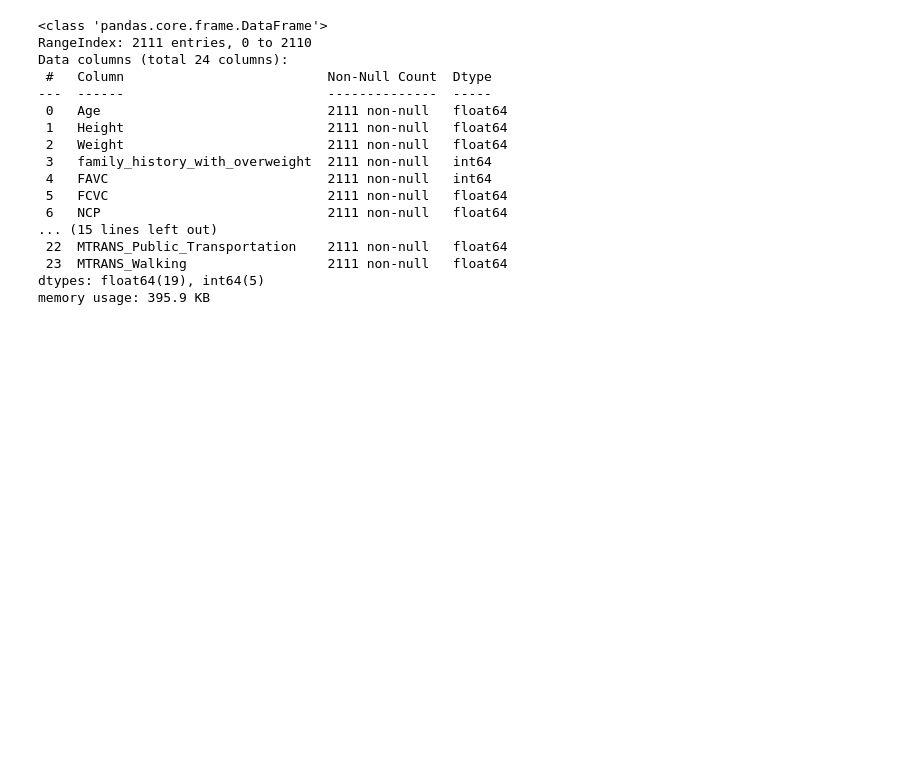
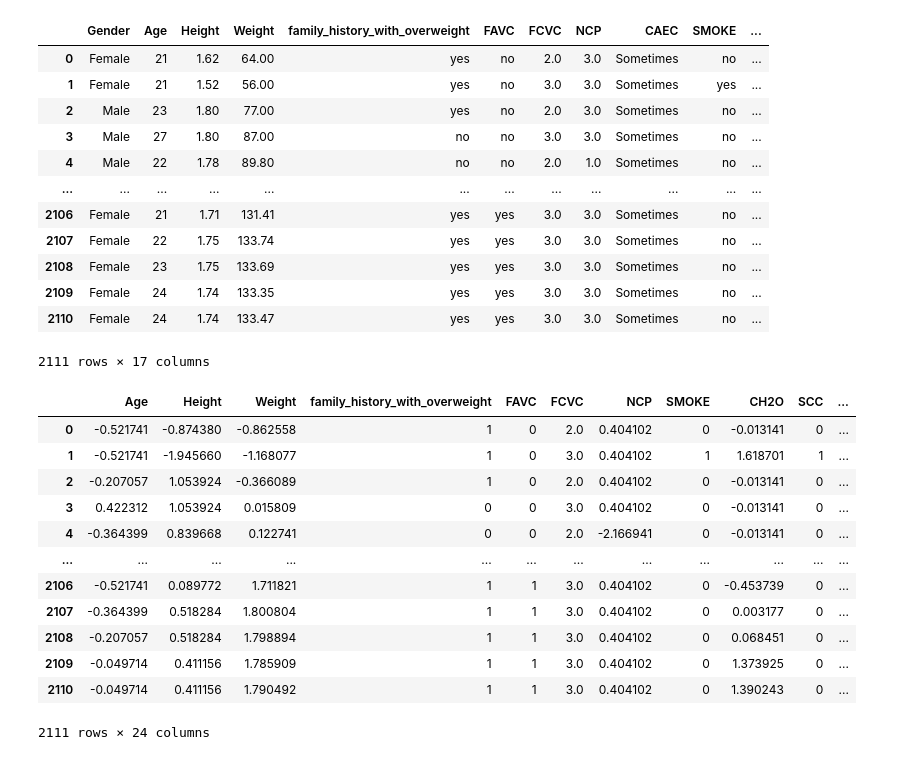
Before and after one commit to SamGombs20/obesityML, a Jupyter notebook: code/ObesityRandomForest.ipynb, the cells around one changed output. Saved outputs shown, nothing was run; the diff lists cells and outputs as text; code cells hidden in the pictures; blank space fills up the shorter version.

```diff
--- a/code/ObesityRandomForest.ipynb
+++ b/code/ObesityRandomForest.ipynb
@@ -1,8 +1,23 @@
 # %%
 import pandas as pd
 
 #Load the data
 df = pd.read_csv("../data/obesity.csv")
+df
+# %% [output]
+|  | Gender | Age | Height | Weight | family_history_with_overweight | FAVC | FCVC | NCP | CAEC | SMOKE | ... |
+| 0 | Female | 21 | 1.62 | 64.00 | yes | no | 2.0 | 3.0 | Sometimes | no | ... |
+| 1 | Female | 21 | 1.52 | 56.00 | yes | no | 3.0 | 3.0 | Sometimes | yes | ... |
+| 2 | Male | 23 | 1.80 | 77.00 | yes | no | 2.0 | 3.0 | Sometimes | no | ... |
+| 3 | Male | 27 | 1.80 | 87.00 | no | no | 3.0 | 3.0 | Sometimes | no | ... |
+| 4 | Male | 22 | 1.78 | 89.80 | no | no | 2.0 | 1.0 | Sometimes | no | ... |
+| ... | ... | ... | ... | ... | ... | ... | ... | ... | ... | ... | ... |
+| 2106 | Female | 21 | 1.71 | 131.41 | yes | yes | 3.0 | 3.0 | Sometimes | no | ... |
+| 2107 | Female | 22 | 1.75 | 133.74 | yes | yes | 3.0 | 3.0 | Sometimes | no | ... |
+| 2108 | Female | 23 | 1.75 | 133.69 | yes | yes | 3.0 | 3.0 | Sometimes | no | ... |
+| 2109 | Female | 24 | 1.74 | 133.35 | yes | yes | 3.0 | 3.0 | Sometimes | no | ... |
+| 2110 | Female | 24 | 1.74 | 133.47 | yes | yes | 3.0 | 3.0 | Sometimes | no | ... |
+2111 rows × 17 columns
 # %%
 from sklearn.preprocessing import OneHotEncoder, LabelEncoder, StandardScaler
 import joblib
@@ -37,26 +52,22 @@ scaler = StandardScaler()
 df[continuous_features] = scaler.fit_transform(df[continuous_features])
 joblib.dump(scaler, "scaler.pkl")
 
-df.info()
 df.to_csv("../data/obesity_nice_encoded.csv")
+df
 # %% [output]
+|  | Age | Height | Weight | family_history_with_overweight | FAVC | FCVC | NCP | SMOKE | CH2O | SCC | ... |
+| 0 | -0.521741 | -0.874380 | -0.862558 | 1 | 0 | 2.0 | 0.404102 | 0 | -0.013141 | 0 | ... |
+| 1 | -0.521741 | -1.945660 | -1.168077 | 1 | 0 | 3.0 | 0.404102 | 1 | 1.618701 | 1 | ... |
+| 2 | -0.207057 | 1.053924 | -0.366089 | 1 | 0 | 2.0 | 0.404102 | 0 | -0.013141 | 0 | ... |
+| 3 | 0.422312 | 1.053924 | 0.015809 | 0 | 0 | 3.0 | 0.404102 | 0 | -0.013141 | 0 | ... |
+| 4 | -0.364399 | 0.839668 | 0.122741 | 0 | 0 | 2.0 | -2.166941 | 0 | -0.013141 | 0 | ... |
+| ... | ... | ... | ... | ... | ... | ... | ... | ... | ... | ... | ... |
+| 2106 | -0.521741 | 0.089772 | 1.711821 | 1 | 1 | 3.0 | 0.404102 | 0 | -0.453739 | 0 | ... |
+| 2107 | -0.364399 | 0.518284 | 1.800804 | 1 | 1 | 3.0 | 0.404102 | 0 | 0.003177 | 0 | ... |
+| 2108 | -0.207057 | 0.518284 | 1.798894 | 1 | 1 | 3.0 | 0.404102 | 0 | 0.068451 | 0 | ... |
+| 2109 | -0.049714 | 0.411156 | 1.785909 | 1 | 1 | 3.0 | 0.404102 | 0 | 1.373925 | 0 | ... |
+| 2110 | -0.049714 | 0.411156 | 1.790492 | 1 | 1 | 3.0 | 0.404102 | 0 | 1.390243 | 0 | ... |
-<class 'pandas.core.frame.DataFrame'>
-RangeIndex: 2111 entries, 0 to 2110
-Data columns (total 24 columns):
- #   Column                          Non-Null Count  Dtype
----  ------                          --------------  -----
- 0   Age                             2111 non-null   float64
- 1   Height                          2111 non-null   float64
- 2   Weight                          2111 non-null   float64
- 3   family_history_with_overweight  2111 non-null   int64
- 4   FAVC                            2111 non-null   int64
- 5   FCVC                            2111 non-null   float64
- 6   NCP                             2111 non-null   float64
-... (15 lines left out)
- 22  MTRANS_Public_Transportation    2111 non-null   float64
- 23  MTRANS_Walking                  2111 non-null   float64
-dtypes: float64(19), int64(5)
-memory usage: 395.9 KB
+2111 rows × 24 columns
 # %%
 df = df.sample(frac=1).reset_index(drop=True)
 df = df.sample(frac=1).reset_index(drop=True)
```
Also changed, not shown: parts of 3 cells of this notebook, 3 other files.
